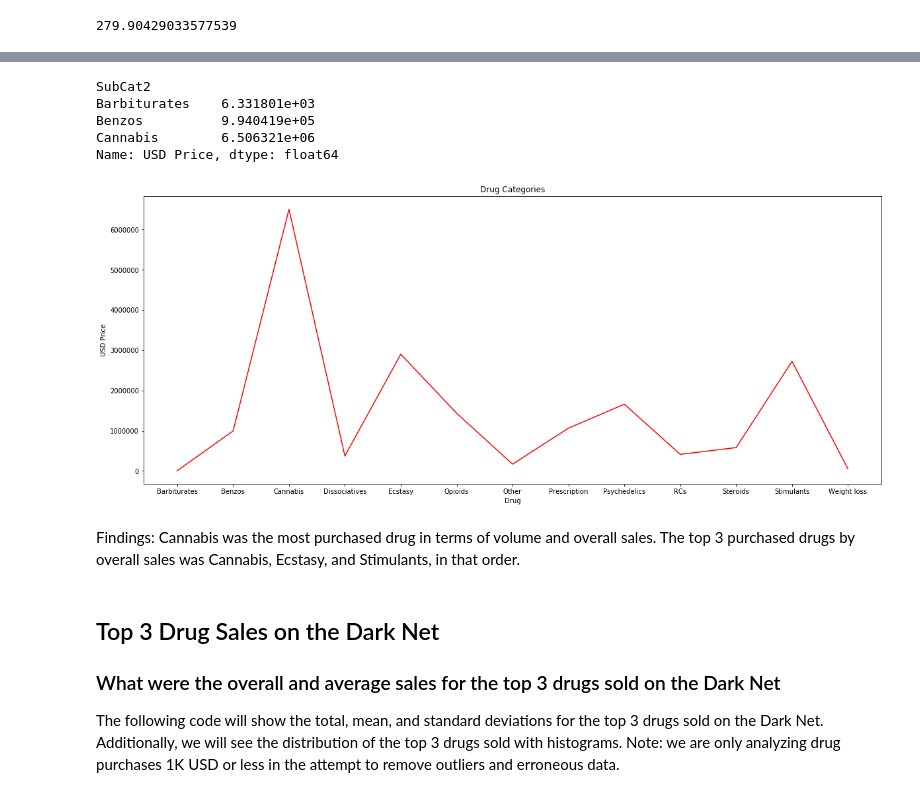
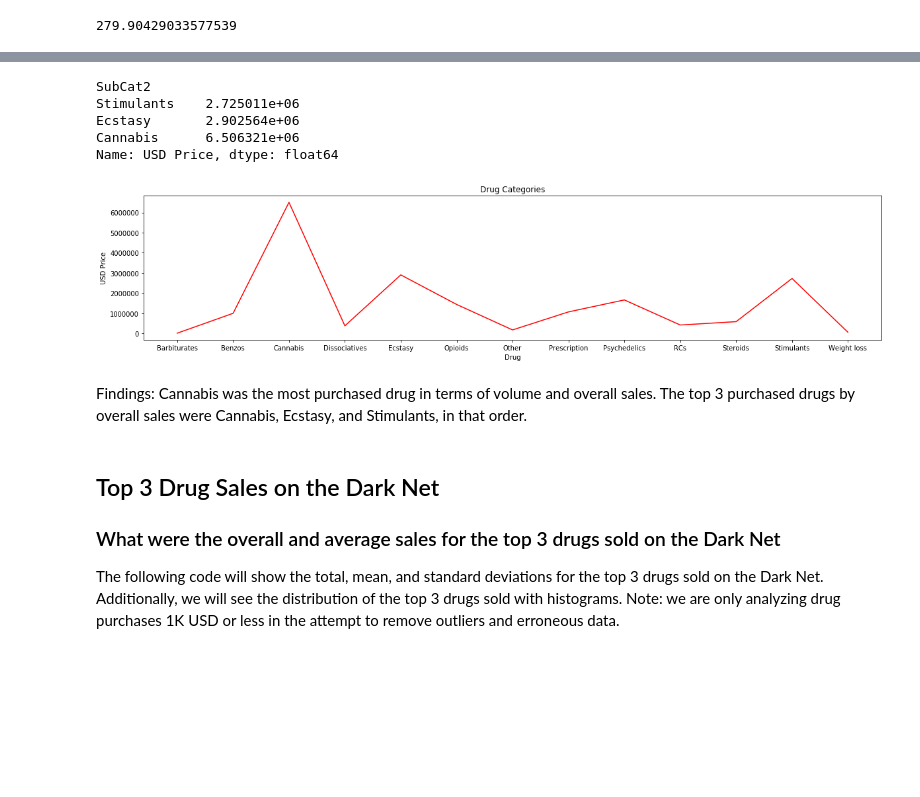
Before and after one commit to ccraig88/Dark-Net, a Jupyter notebook: Dark Net.ipynb, the cells around one changed output, grey strips where cells are left out. Drawn from its saved outputs; the diff is of its cells as text; code cells hidden in the pictures; blank space fills up the shorter version.

```diff
--- a/Dark Net.ipynb
+++ b/Dark Net.ipynb
@@ -91,23 +125,23 @@ df2.groupby('SubCat2').count().sort_values(by=['USD Price'], ascending = False)
 # %%
 drug_type = df2.groupby('SubCat2').sum()
-drug_type.loc[:, 'USD Price'].head(n=3)
+drug_type.loc[:, 'USD Price'].sort_values().tail(n=3)
 # %% [output]
 SubCat2
-Barbiturates    6.331801e+03
-Benzos          9.940419e+05
-Cannabis        6.506321e+06
+Stimulants    2.725011e+06
+Ecstasy       2.902564e+06
+Cannabis      6.506321e+06
 Name: USD Price, dtype: float64
 # %%
-plt.figure(figsize=(20,8))
+plt.figure(figsize=(20,4))
 plt.plot(drug_type.loc[:, 'USD Price'], color='red')
 plt.title('Drug Categories')
 plt.ylabel('USD Price')
 plt.xlabel('Drug')
 plt.show()
 # %% [output]
-[figure, old version]
+[figure, new version]
 # %% [markdown]
-Findings: Cannabis was the most purchased drug in terms of volume and overall sales. The top 3 purchased drugs by overall sales was Cannabis, Ecstasy, and Stimulants, in that order.
+Findings: Cannabis was the most purchased drug in terms of volume and overall sales. The top 3 purchased drugs by overall sales were Cannabis, Ecstasy, and Stimulants, in that order.
 # %% [markdown]
 ## Top 3 Drug Sales on the Dark Net
 ### What were the overall and average sales for the top 3 drugs sold on the Dark Net
```
Also changed, not shown: parts of 12 cells of this notebook.
